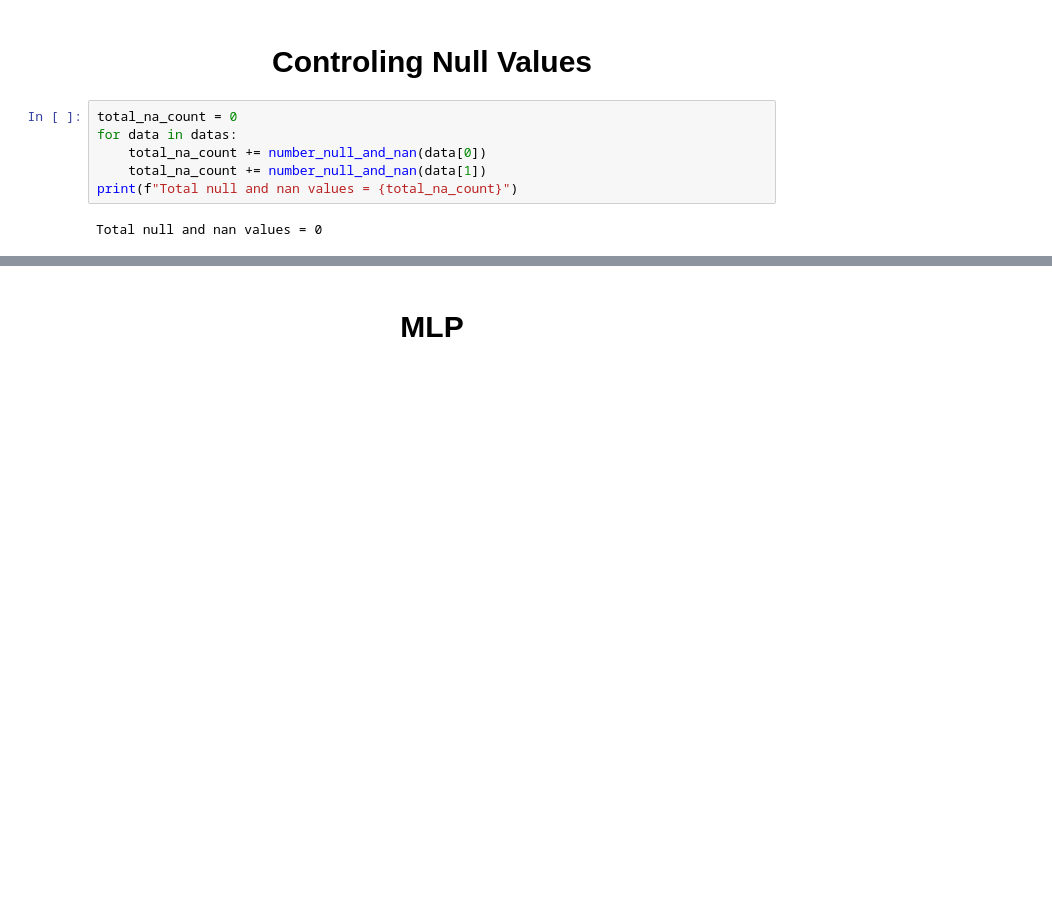
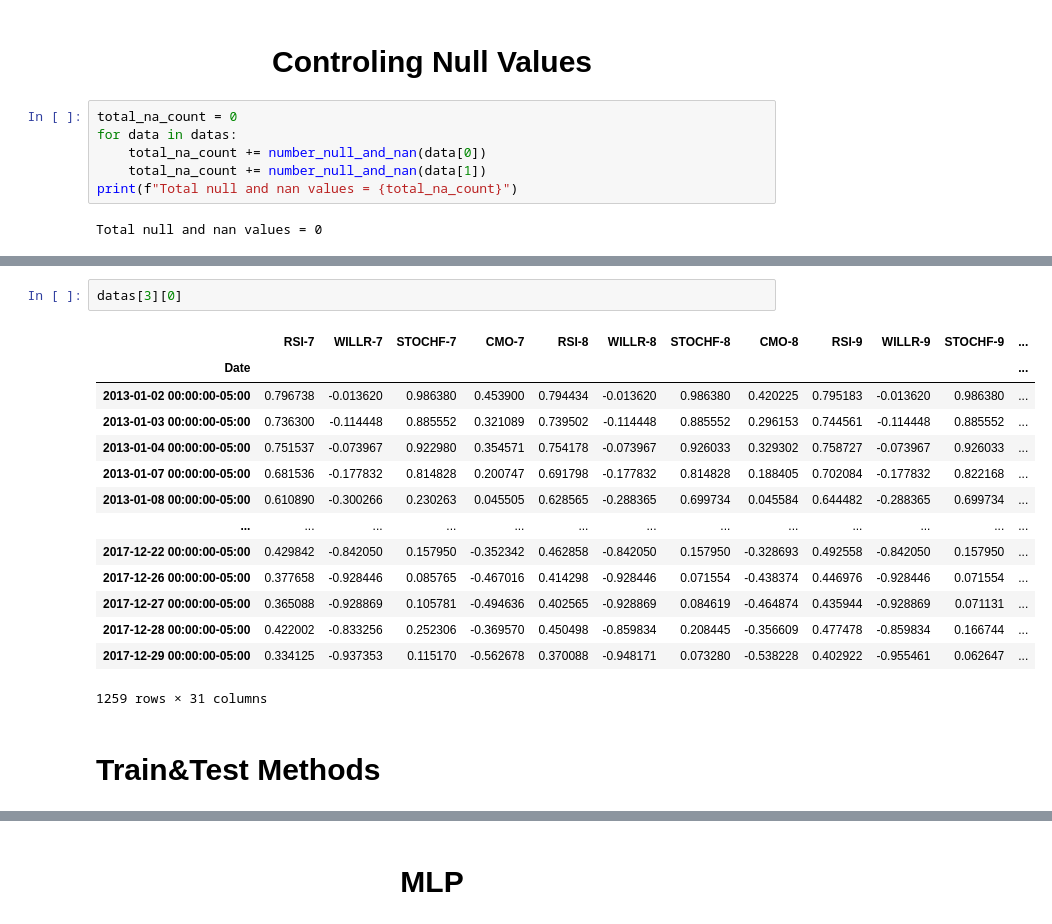
Before and after one commit to ata-turhan/Optimized-CNN-TA, a Jupyter notebook: CNN-TA Final.ipynb, the cells around one changed output, grey strips where cells are left out. Cells and saved outputs as stored; diff of their text form; blank space fills up the shorter version.

```diff
--- a/CNN-TA Final.ipynb
+++ b/CNN-TA Final.ipynb
@@ -598,0 +758,19 @@ Total null and nan values = 0
+# %%
+datas[3][0]
+# %% [output]
+|  | RSI-7 | WILLR-7 | STOCHF-7 | CMO-7 | RSI-8 | WILLR-8 | STOCHF-8 | CMO-8 | RSI-9 | WILLR-9 | STOCHF-9 | ... |
+| Date |  |  |  |  |  |  |  |  |  |  |  | ... |
+| 2013-01-02 00:00:00-05:00 | 0.796738 | -0.013620 | 0.986380 | 0.453900 | 0.794434 | -0.013620 | 0.986380 | 0.420225 | 0.795183 | -0.013620 | 0.986380 | ... |
+| 2013-01-03 00:00:00-05:00 | 0.736300 | -0.114448 | 0.885552 | 0.321089 | 0.739502 | -0.114448 | 0.885552 | 0.296153 | 0.744561 | -0.114448 | 0.885552 | ... |
+| 2013-01-04 00:00:00-05:00 | 0.751537 | -0.073967 | 0.922980 | 0.354571 | 0.754178 | -0.073967 | 0.926033 | 0.329302 | 0.758727 | -0.073967 | 0.926033 | ... |
+| 2013-01-07 00:00:00-05:00 | 0.681536 | -0.177832 | 0.814828 | 0.200747 | 0.691798 | -0.177832 | 0.814828 | 0.188405 | 0.702084 | -0.177832 | 0.822168 | ... |
+| 2013-01-08 00:00:00-05:00 | 0.610890 | -0.300266 | 0.230263 | 0.045505 | 0.628565 | -0.288365 | 0.699734 | 0.045584 | 0.644482 | -0.288365 | 0.699734 | ... |
+| ... | ... | ... | ... | ... | ... | ... | ... | ... | ... | ... | ... | ... |
+| 2017-12-22 00:00:00-05:00 | 0.429842 | -0.842050 | 0.157950 | -0.352342 | 0.462858 | -0.842050 | 0.157950 | -0.328693 | 0.492558 | -0.842050 | 0.157950 | ... |
+| 2017-12-26 00:00:00-05:00 | 0.377658 | -0.928446 | 0.085765 | -0.467016 | 0.414298 | -0.928446 | 0.071554 | -0.438374 | 0.446976 | -0.928446 | 0.071554 | ... |
+| 2017-12-27 00:00:00-05:00 | 0.365088 | -0.928869 | 0.105781 | -0.494636 | 0.402565 | -0.928869 | 0.084619 | -0.464874 | 0.435944 | -0.928869 | 0.071131 | ... |
+| 2017-12-28 00:00:00-05:00 | 0.422002 | -0.833256 | 0.252306 | -0.369570 | 0.450498 | -0.859834 | 0.208445 | -0.356609 | 0.477478 | -0.859834 | 0.166744 | ... |
+| 2017-12-29 00:00:00-05:00 | 0.334125 | -0.937353 | 0.115170 | -0.562678 | 0.370088 | -0.948171 | 0.073280 | -0.538228 | 0.402922 | -0.955461 | 0.062647 | ... |
+1259 rows × 31 columns
+# %% [markdown]
+<h1 style="font-size:30px;"> Train&Test Methods </h1>
```
Also changed, not shown: parts of 37 cells of this notebook.
